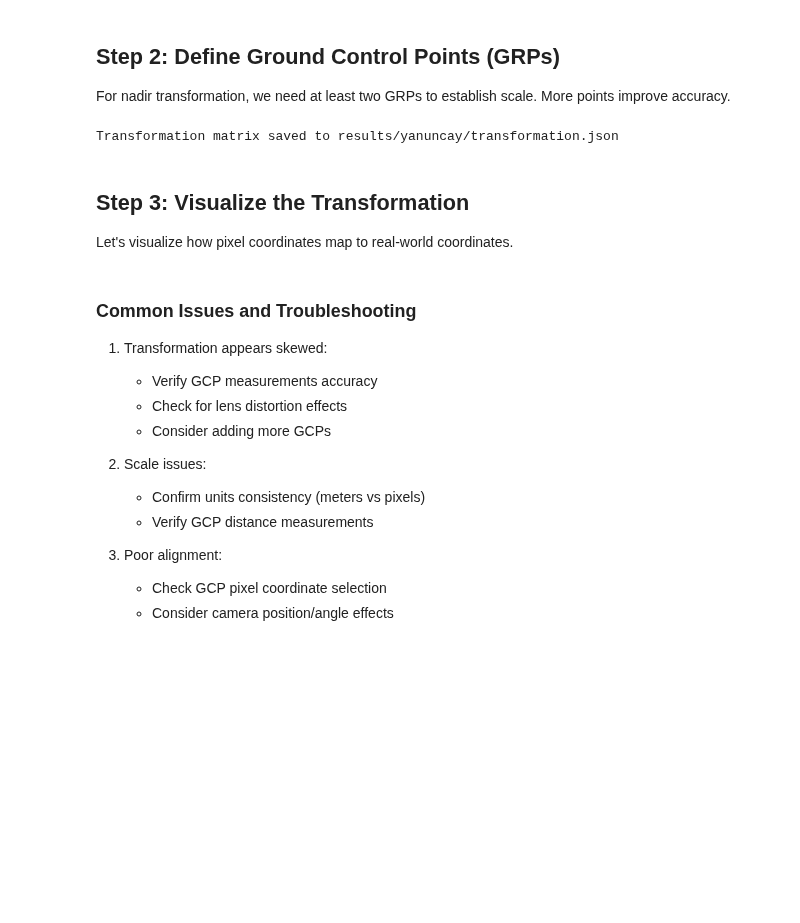
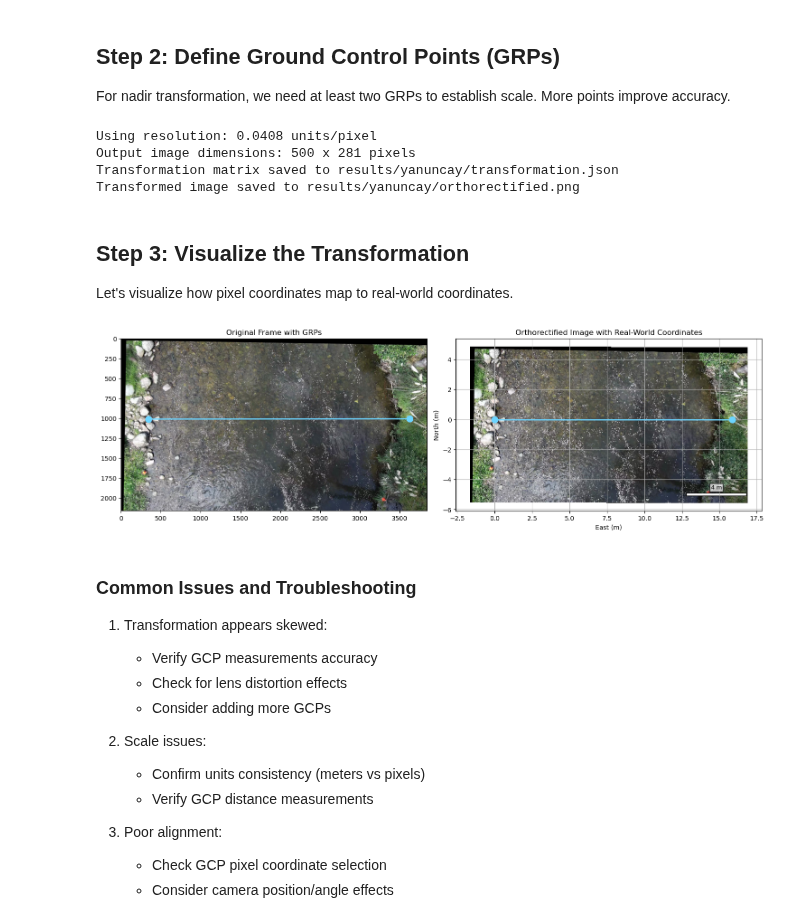
Before and after one commit to oruscam/RIVeR, a Jupyter notebook: examples/02a_nadir_transformation.ipynb, the cells around one changed output. Saved outputs shown, nothing was run; the diff lists cells and outputs as text; code cells hidden in the pictures; blank space fills up the shorter version.

```diff
--- a/examples/02a_nadir_transformation.ipynb
+++ b/examples/02a_nadir_transformation.ipynb
@@ -64,13 +66,15 @@ x1_rw, y1_rw = gcp_world['point1']
 x2_rw, y2_rw = gcp_world['point2']
 
 # Calculate transformation matrix
-transformation_matrix = get_uav_transformation_matrix(
+transformation = get_uav_transformation_matrix(
     x1_pix, y1_pix,
     x2_pix, y2_pix,
     x1_rw, y1_rw,
-    x2_rw, y2_rw
+    x2_rw, y2_rw,
+    image_path = frame_path
 )
 
+transformation_matrix = transformation['transformation_matrix']
 # Save transformation matrix to JSON
 output_dir = Path("results/yanuncay")
 output_dir.mkdir(parents=True, exist_ok=True)
@@ -78,46 +82,87 @@ output_dir.mkdir(parents=True, exist_ok=True)
 # Save to JSON file
 output_file = output_dir / "transformation.json"
 with open(output_file, 'w') as f:
-    json.dump(transformation_matrix.tolist(), f, indent=2)
+    json.dump(transformation_matrix, f, indent=2)
 print(f"Transformation matrix saved to {output_file}")
+
+# Save the transformed image
+image_output_file = output_dir / "orthorectified.png"
+plt.imsave(str(image_output_file), transformation['transformed_img'])
+print(f"Transformed image saved to {image_output_file}")
 # %% [output]
+Using resolution: 0.0408 units/pixel
+Output image dimensions: 500 x 281 pixels
 Transformation matrix saved to results/yanuncay/transformation.json
+Transformed image saved to results/yanuncay/orthorectified.png
 # %% [markdown]
 ## Step 3: Visualize the Transformation
 Let's visualize how pixel coordinates map to real-world coordinates.
 # %%
-def plot_transformation_check(frame_rgb, gcp_pixel, gcp_world, transformation_matrix):
+def plot_transformation_check(frame_rgb, gcp_pixel, gcp_world, transformation_matrix, transformation=None):
     fig, (ax1, ax2) = plt.subplots(1, 2, figsize=(15, 6))
 
     # Plot original image with pixel GRPs
     ax1.imshow(frame_rgb)
     ax1.plot([gcp_pixel['point1'][0], gcp_pixel['point2'][0]],
              [gcp_pixel['point1'][1], gcp_pixel['point2'][1]],
              '-', color='#6CD4FF', linewidth=2)
     ax1.plot([x1_pix, x2_pix], [y1_pix, y2_pix], 'o', color='#6CD4FF', markersize=10)
     ax1.set_title('Original Frame with GRPs')
 
     # Create real-world coordinate visualization
     real_world_points = []
     for x, y in [(x1_pix, y1_pix), (x2_pix, y2_pix)]:
         rw_point = transform_pixel_to_real_world(x, y, transformation_matrix)
         real_world_points.append(rw_point)
 
     real_world_points = np.array(real_world_points)
 
+    # Plot transformed image in the second subplot with extent
+    if transformation is not None and 'transformed_img' in transformation and 'extent' in transformation:
+        extent = transformation['extent']
+        ax2.imshow(transformation['transformed_img'],
+                   extent=extent)
+
+        # Add scale bar
+        # Calculate appropriate scale length
+        map_width = extent[1] - extent[0]
+        magnitude = 10 ** np.floor(np.log10(map_width * 0.2))
+        scale_length = np.round(map_width * 0.2 / magnitude) * magnitude
+        scale_length_rounded = int(scale_length) if scale_length < 10 else scale_length
+
+        # Define scale bar position (in data coordinates)
+        margin = (extent[1] - extent[0]) * 0.05  # 5% margin from edges
+        bar_height = (extent[3] - extent[2]) * 0.015  # Height of bar
+        x_pos = extent[1] - margin - scale_length_rounded
+        y_pos = extent[2] + margin
+
+        # Add scale bar
+        rect = Rectangle((x_pos, y_pos), scale_length_rounded, bar_height,
+                         fc='white', ec='black')
+        ax2.add_patch(rect)
+
+        # Add text label for the scale bar
+        ax2.text(x_pos + scale_length_rounded/2, y_pos + 2*bar_height,
+                f'{int(scale_length_rounded)} m',
+                ha='center', va='bottom', fontsize=9,
+                bbox=dict(facecolor='white', alpha=0.7, pad=2))
+
     # Plot real-world coordinates
     ax2.plot(real_world_points[:, 0], real_world_points[:, 1], color='#6CD4FF', linewidth=2)
     ax2.plot(real_world_points[:, 0], real_world_points[:, 1], 'o', color='#6CD4FF', markersize=10)
     ax2.set_xlabel('East (m)')
     ax2.set_ylabel('North (m)')
     ax2.grid(True)
-    ax2.set_title('Real-World Coordinates')
+    ax2.set_title('Orthorectified Image with Real-World Coordinates')
 
     plt.tight_layout()
     plt.show()
 
 # Create the visualization
-plot_transformation_check(frame_rgb, gcp_pixel, gcp_world, transformation_matrix)
+plot_transformation_check(frame_rgb, gcp_pixel, gcp_world, transformation_matrix,
+                          transformation=transformation)
+# %% [output]
+[figure, added]
 # %% [markdown]
 ### Common Issues and Troubleshooting
 1. Transformation appears skewed:
```
Also changed, not shown: parts of 1 cell of this notebook, 9 other files.
